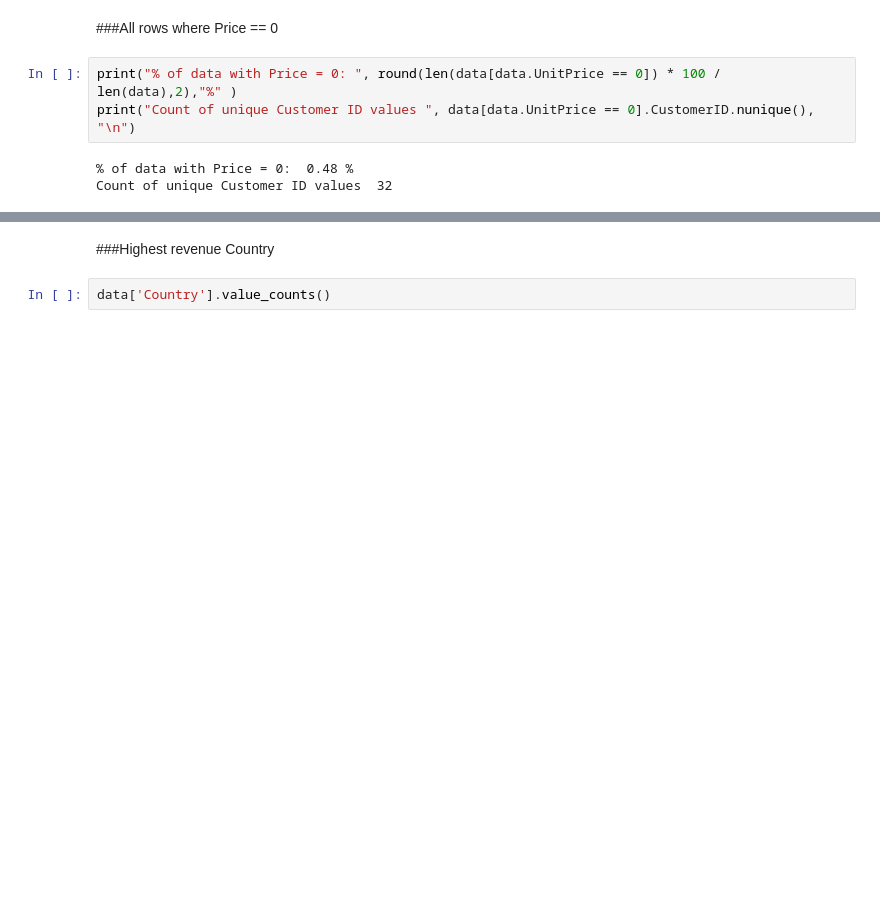
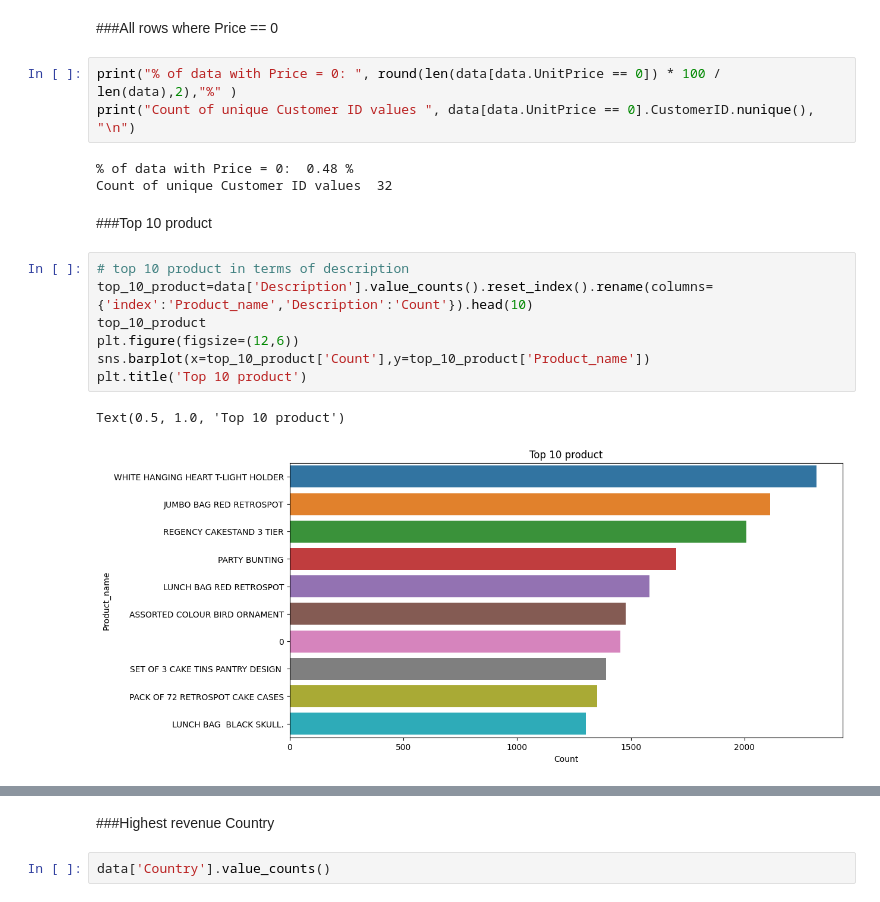
Before and after one commit to dhrisandamedhi/Online_Retail_segmentation, a Jupyter notebook: Online_Retail_Segmentation.ipynb, the cells around one changed output, grey strips where cells are left out. Drawn from its saved outputs; the diff is of its cells as text; blank space fills up the shorter version.

```diff
--- a/Online_Retail_Segmentation.ipynb
+++ b/Online_Retail_Segmentation.ipynb
@@ -384,3 +384,15 @@ print("Count of unique Customer ID values ", data[data.UnitPrice == 0].CustomerI
 # %% [output]
 % of data with Price = 0:  0.48 %
 Count of unique Customer ID values  32
+# %% [markdown]
+###Top 10 product
+# %%
+# top 10 product in terms of description
+top_10_product=data['Description'].value_counts().reset_index().rename(columns={'index':'Product_name','Description':'Count'}).head(10)
+top_10_product
+plt.figure(figsize=(12,6))
+sns.barplot(x=top_10_product['Count'],y=top_10_product['Product_name'])
+plt.title('Top 10 product')
+# %% [output]
+Text(0.5, 1.0, 'Top 10 product')
+[figure, added]
```
Also changed, not shown: parts of 34 cells of this notebook.
